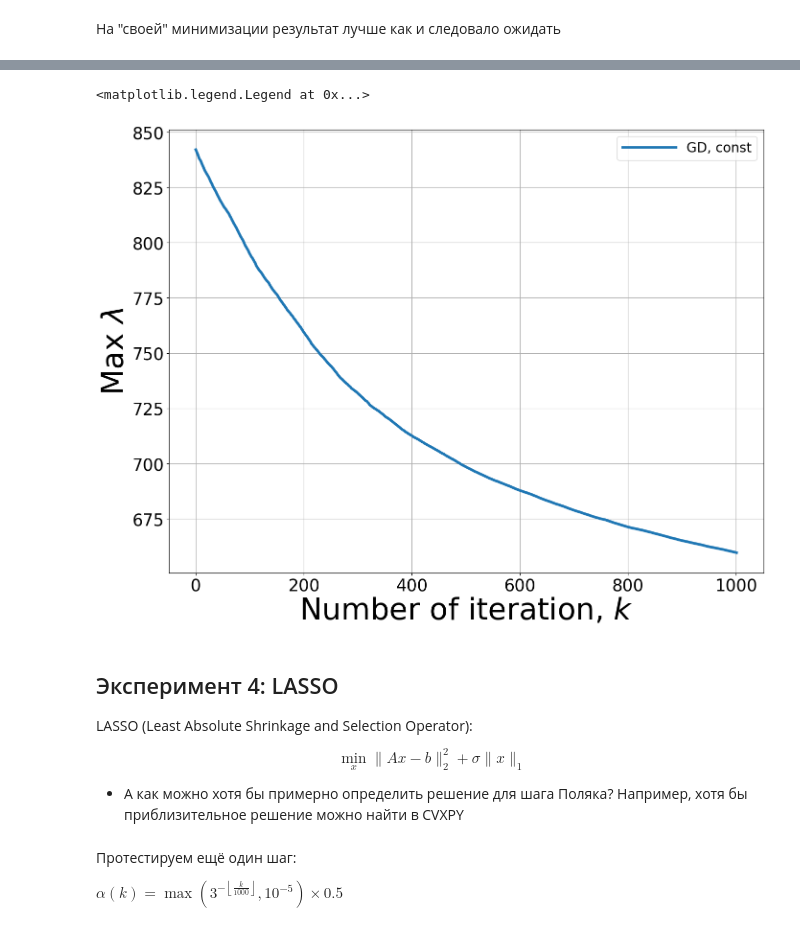
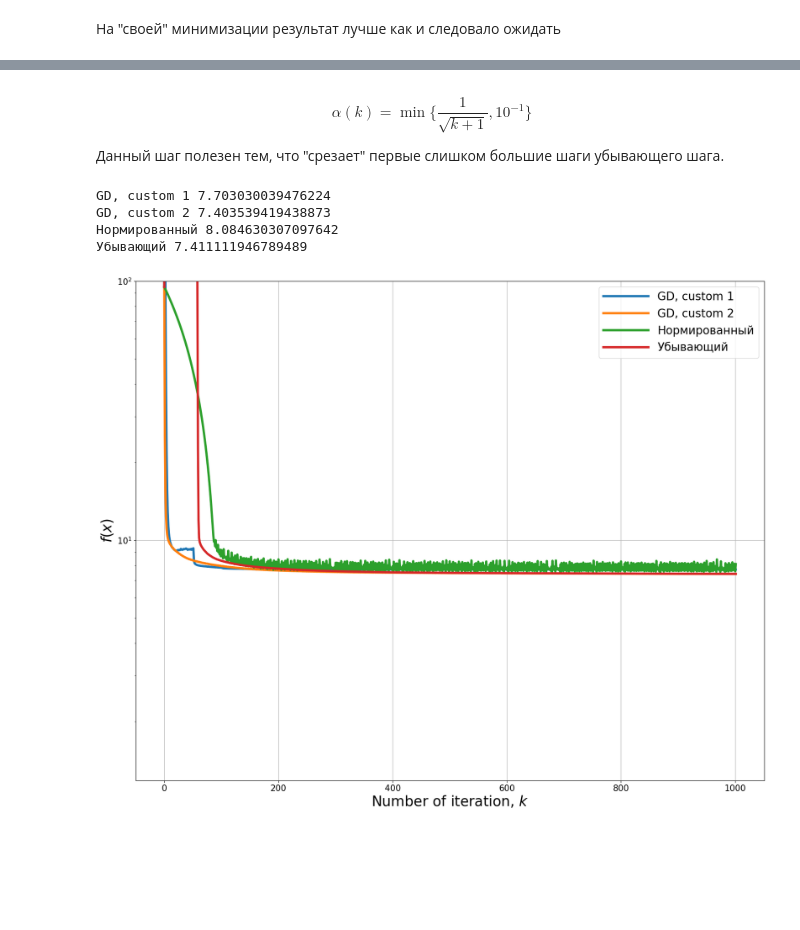
Before and after one commit to DredderGun/math_opt_course, a Jupyter notebook: lesson4_non_smooth_obj/sem3_subgrad.ipynb, the cells around one changed output, grey strips where cells are left out. Drawn from its saved outputs; the diff is of its cells as text; code cells hidden in the pictures; blank space fills up the shorter version.

```diff
--- a/lesson4_non_smooth_obj/sem3_subgrad.ipynb
+++ b/lesson4_non_smooth_obj/sem3_subgrad.ipynb
@@ -368,0 +406,12 @@ def grad_f(sym_mx_ar):
+# %%
+def alpha_function1(k):
+    return max(3**(-k//50), 1e-5)*0.5
+# %% [markdown]
+$$
+\alpha(k) = \min \{ \frac{1}{\sqrt{k+1}}, 10^{-1} \}
+$$
+
+Данный шаг полезен тем, что "срезает" первые слишком большие шаги убывающего шага.
+# %%
+def alpha_function2(k):
+    return min(1 / (k+1)**(0.5), 1e-1)
@@ -369,41 +429,36 @@ def grad_f(sym_mx_ar):
+# %%
+f = lambda x: lasso_func(x, A, b, reg_param)
+subgradf = lambda x: lasso_subgrad_f(x, A, b, reg_param)
+
+methods = [
+    GradientDescent(SeqStepSize(alpha_function=alpha_function1), name="GD, custom 1"),
+    GradientDescent(SeqStepSize(alpha_function=alpha_function2), name="GD, custom 2"),
+    GradientDescent(ScaledConstantStepSize(1), name="Нормированный"),
+    GradientDescent(SeqStepSize(d=0.5, alpha0=1), name="Убывающий"),
+]
+
+for method in methods:
+    x = method.solve(x0, f, subgradf, tol=epsilon, max_iter=max_iter)
+    print(method.name, f(x))
+# %% [output]
+GD, custom 1 7.703030039476224
+GD, custom 2 7.403539419438873
+Нормированный 8.084630307097642
+Убывающий 7.411111946789489
 # %%
-np.random.seed(1)
-n = 50
-mx_count = 10
-
-sym_mx_ar = []
-for i in range(mx_count):
-    A = np.random.randn(n, n)
-    A = A.T.dot(A)
-    sym_mx_ar.append(A)
-sym_mx_ar = np.array(sym_mx_ar)
-
-x0 = np.ones(mx_count)
-
-f = func(sym_mx_ar)
-gradf = grad_f(sym_mx_ar)
-
-methods = [GradientDescent(SeqStepSize(alpha_function=alpha_function1), name="GD, const")]
+plt.figure(figsize=(20, 16))
+funcx = lambda x: f(x)
 
 for method in methods:
-    method.solve(x0, f, gradf, tol=1e-9, max_iter=1000)
+    xhistory = method.history
+    times, values = parse_logs(method.history, ret_time=False, funcx=funcx)
+    plt.semilogy(times, values, label=method.name)
 
-plt.figure(figsize=(16, 12))
-funcx = lambda x: f(x)
-for method in methods:
-    times, values = parse_logs(method.history, ret_time=False, funcx=funcx)
-    plt.plot(times, values, label=method.name)
 plt.grid()
-plt.ylabel(r"Max $\lambda$")
+plt.ylabel(r"$f(x)$")
 plt.xlabel(r"Number of iteration, $k$")
 plt.legend()
+plt.ylim(None, 1e+2)
+plt.show()
 # %% [output]
-<matplotlib.legend.Legend at 0x...>
-[figure, old version]
+[figure, new version]
-# %% [markdown]
-## Эксперимент 4: LASSO
-LASSO (Least Absolute Shrinkage and Selection Operator):
-
-$$\min_x \|Ax-b\|_2^2 + \sigma \|x\|_1$$
-
-- А как можно хотя бы примерно определить решение для шага Поляка? Например, хотя бы приблизительное решение можно найти в CVXPY
@@ -416,4 +464,0 @@ def grad_f(x, A, b, sigma):
-# %% [markdown]
-Протестируем ещё один шаг:
-
-$\alpha(k) = \max\left(3^{-\left\lfloor\frac{k}{1000}\right\rfloor}, 10^{-5}\right) \times 0.5$
```
Also changed, not shown: parts of 68 cells of this notebook.
